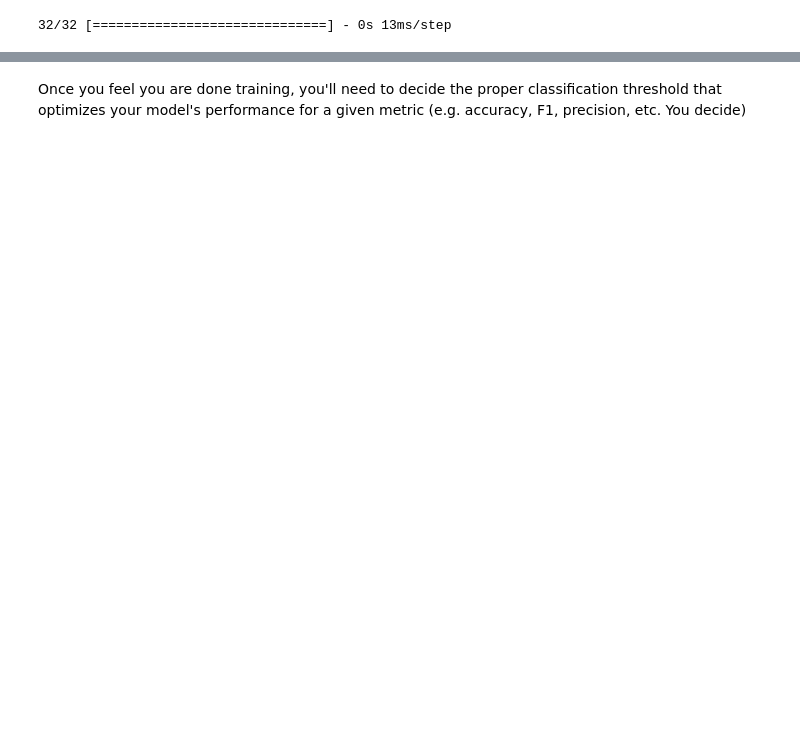
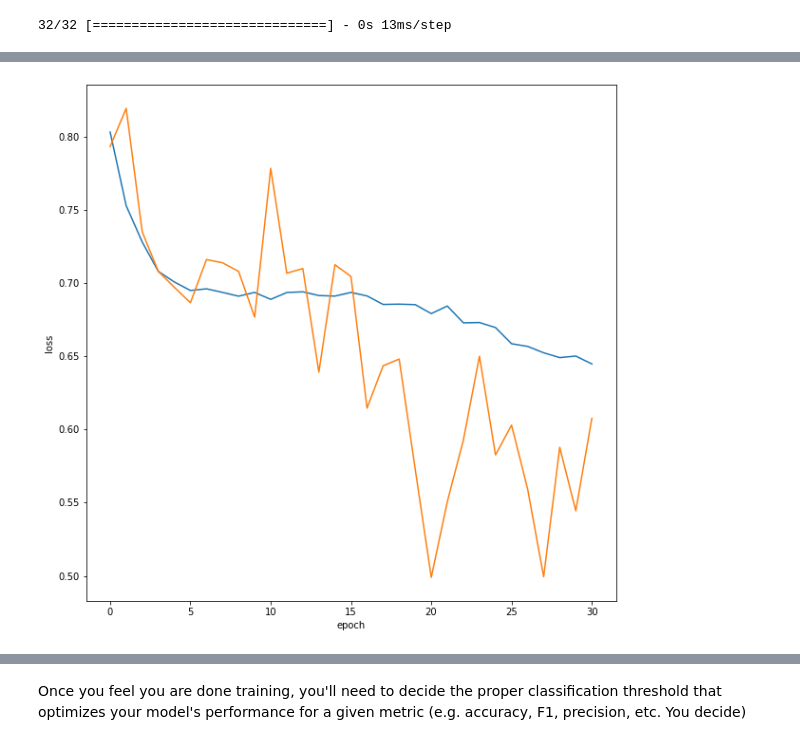
Before and after one commit to mneela/Udacity-Pneumonia-Classification, a Jupyter notebook: Build and train model.ipynb, the cells around one changed output, grey strips where cells are left out. Cells and saved outputs as stored; diff of their text form; code cells hidden in the pictures; blank space fills up the shorter version.

```diff
--- a/Build and train model.ipynb
+++ b/Build and train model.ipynb
@@ -606,0 +619,4 @@ array([1.3747015 , 0.37470156, 0.25592482], dtype=float32)
+# %%
+plot_history(history)
+# %% [output]
+[figure, added]
```
Also changed, not shown: parts of 37 cells of this notebook.
